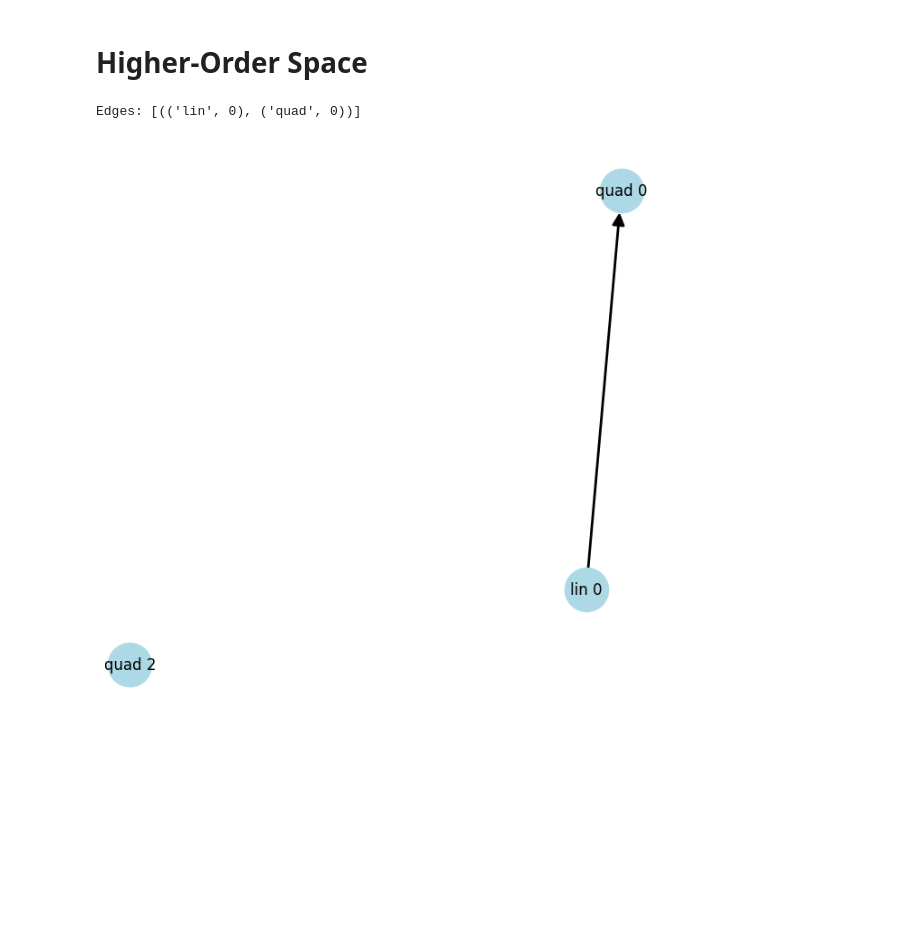
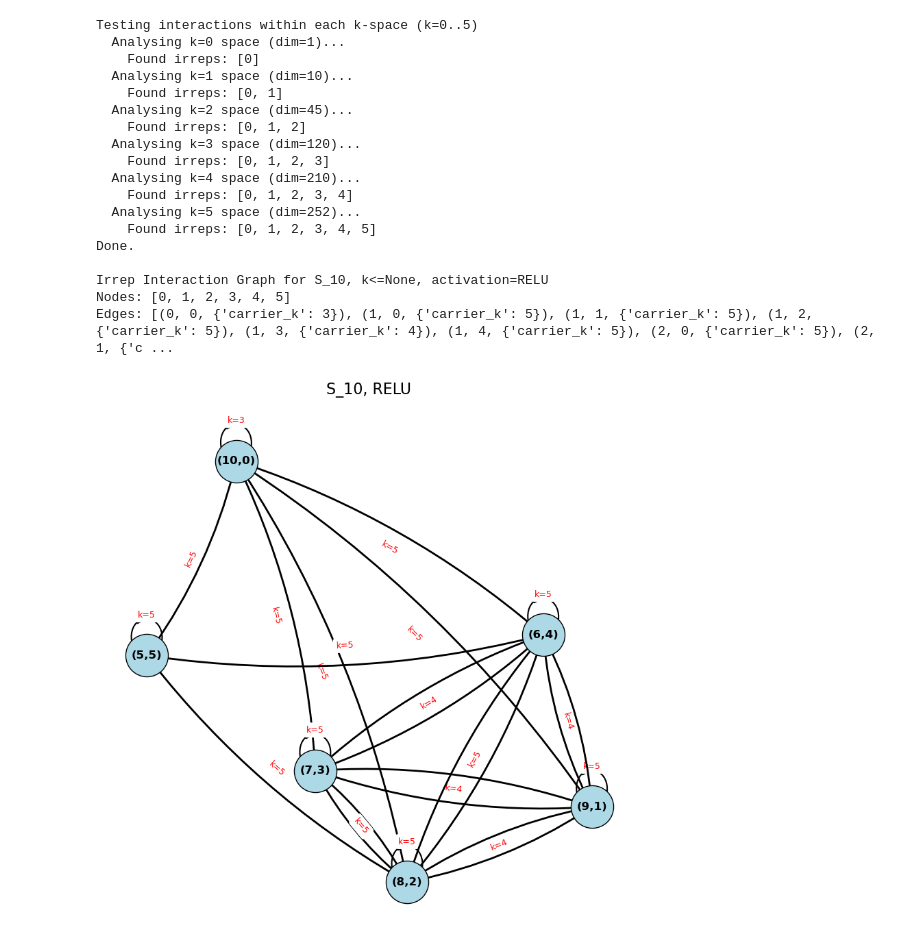
Before and after one commit to ManiShayestehfar/Masters, a Jupyter notebook: equivarient_NN/s_n.ipynb, the cells around one changed output. Cells and saved outputs as stored; diff of their text form; code cells hidden in the pictures; blank space fills up the shorter version.

```diff
--- a/equivarient_NN/s_n.ipynb
+++ b/equivarient_NN/s_n.ipynb
@@ -320,2 +401,0 @@ Edges: [(0, 0)]
-# %% [markdown]
-# Higher-Order Space
@@ -532,10 +402,41 @@ def visualize(G):
-# %%
-n,k=4,3
-activation_fn= RELU
-
-G=build_interaction_graph_quadratic(n,k,activation_fn)
-print("Edges:",list(G.edges()))
-visualize(G)
-# %% [output]
-Edges: [(('lin', 0), ('quad', 0))]
-[figure, removed]
+# %%
+N = 10
+K = None
+activtion_func = RELU
+
+
+G = build_simple_irrep_interaction_graph(
+    n=N,
+    activation_fn=activtion_func,
+    K_max=K,
+    tol=1e-8
+)
+
+# --- Print results ---
+print(f"\nIrrep Interaction Graph for S_{N}, k<={K}, activation={activtion_func.__name__}")
+print(f"Nodes: {list(G.nodes())}")
+print(f"Edges: {list(G.edges(data=True))}")
+
+# --- Visualize ---
+visualize_irrep_graph(G,
+    title=f"S_{N}, {activtion_func.__name__}")
+# %% [output]
+Testing interactions within each k-space (k=0..5)
+  Analysing k=0 space (dim=1)...
+    Found irreps: [0]
+  Analysing k=1 space (dim=10)...
+    Found irreps: [0, 1]
+  Analysing k=2 space (dim=45)...
+    Found irreps: [0, 1, 2]
+  Analysing k=3 space (dim=120)...
+    Found irreps: [0, 1, 2, 3]
+  Analysing k=4 space (dim=210)...
+    Found irreps: [0, 1, 2, 3, 4]
+  Analysing k=5 space (dim=252)...
+    Found irreps: [0, 1, 2, 3, 4, 5]
+Done.
+
+Irrep Interaction Graph for S_10, k<=None, activation=RELU
+Nodes: [0, 1, 2, 3, 4, 5]
+Edges: [(0, 0, {'carrier_k': 3}), (1, 0, {'carrier_k': 5}), (1, 1, {'carrier_k': 5}), (1, 2, {'carrier_k': 5}), (1, 3, {'carrier_k': 4}), (1, 4, {'carrier_k': 5}), (2, 0, {'carrier_k': 5}), (2, 1, {'c ...
+[figure, added]
```
Also changed, not shown: parts of 4 cells of this notebook, 1 other file.
